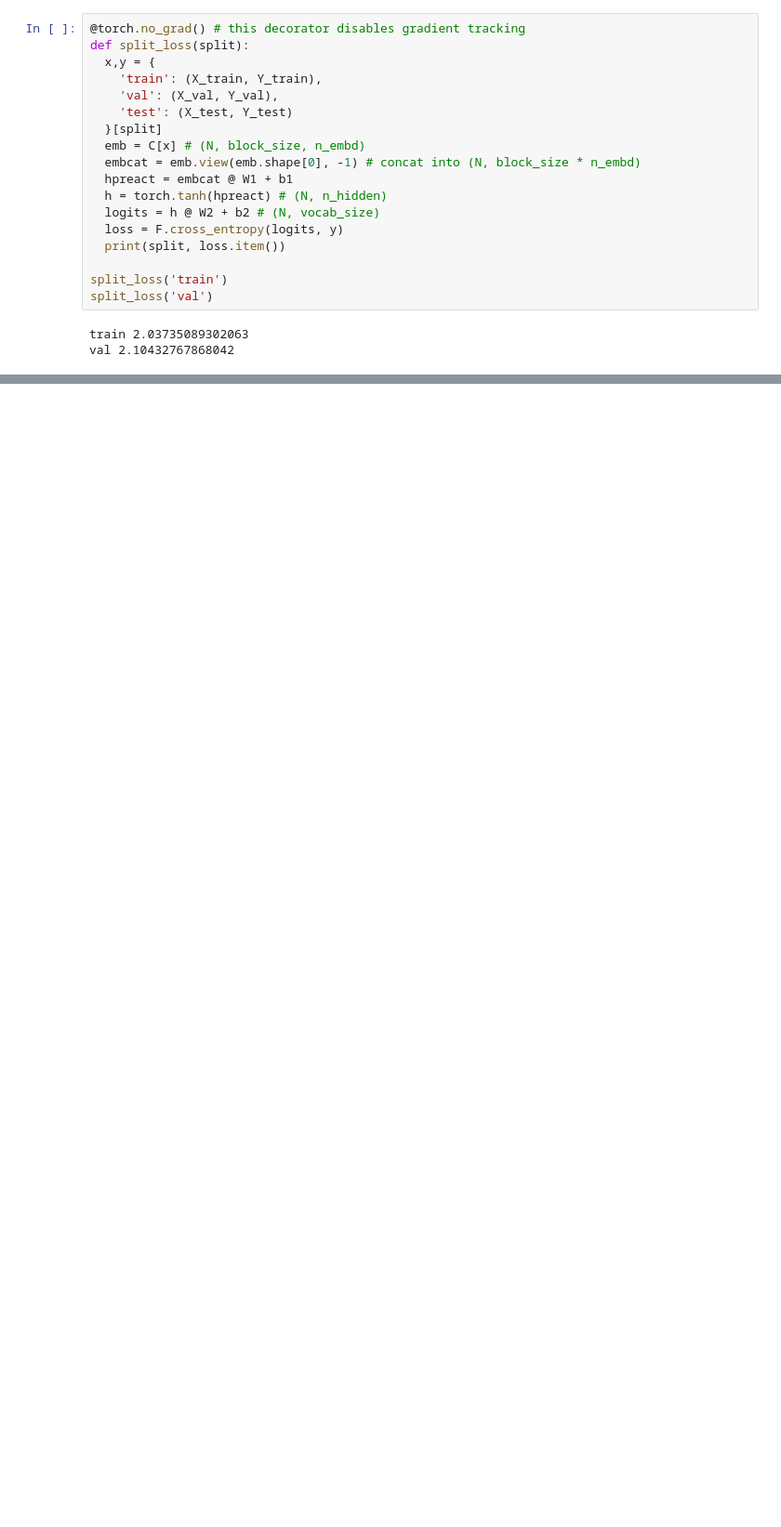
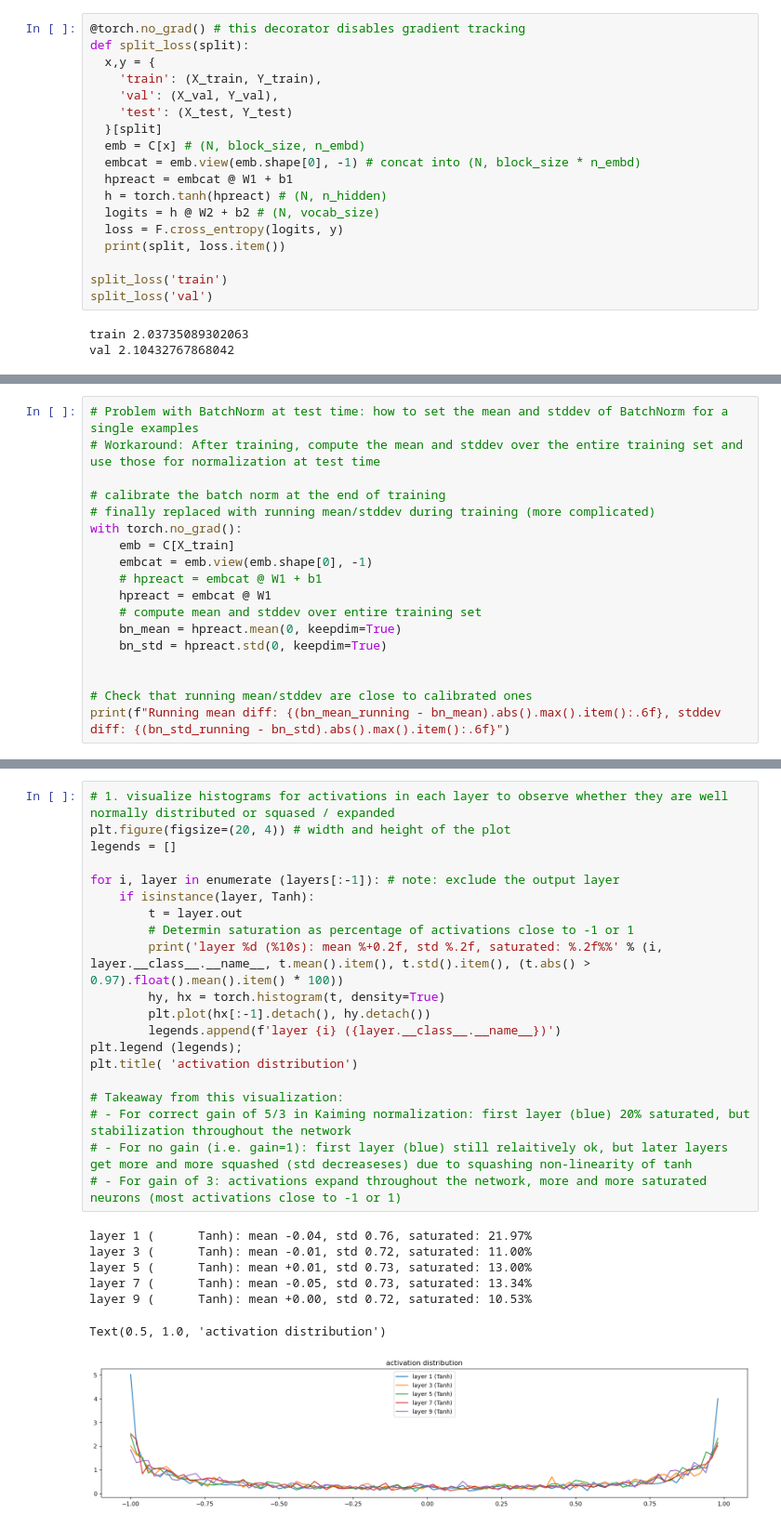
Before and after one commit to stefanhgm/makemore, a Jupyter notebook: makemore_part3_mlp2.ipynb, the cells around one changed output, grey strips where cells are left out. Shown at 93% size. Drawn from its saved outputs; the diff is of its cells as text; blank space fills up the shorter version.

```diff
--- a/makemore_part3_mlp2.ipynb
+++ b/makemore_part3_mlp2.ipynb
@@ -267,0 +444,18 @@ val 2.10432767868042
+# %%
+# Problem with BatchNorm at test time: how to set the mean and stddev of BatchNorm for a single examples
+# Workaround: After training, compute the mean and stddev over the entire training set and use those for normalization at test time
+
+# calibrate the batch norm at the end of training
+# finally replaced with running mean/stddev during training (more complicated)
+with torch.no_grad():
+    emb = C[X_train]
+    embcat = emb.view(emb.shape[0], -1)
+    # hpreact = embcat @ W1 + b1
+    hpreact = embcat @ W1
+    # compute mean and stddev over entire training set
+    bn_mean = hpreact.mean(0, keepdim=True)
+    bn_std = hpreact.std(0, keepdim=True)
+
+
+# Check that running mean/stddev are close to calibrated ones
+print(f"Running mean diff: {(bn_mean_running - bn_mean).abs().max().item():.6f}, stddev diff: {(bn_std_running - bn_std).abs().max().item():.6f}")
@@ -307,0 +689,28 @@ emmedo.
+# %%
+# 1. visualize histograms for activations in each layer to observe whether they are well normally distributed or squased / expanded
+plt.figure(figsize=(20, 4)) # width and height of the plot
+legends = []
+
+for i, layer in enumerate (layers[:-1]): # note: exclude the output layer
+    if isinstance(layer, Tanh):
+        t = layer.out
+        # Determin saturation as percentage of activations close to -1 or 1
+        print('layer %d (%10s): mean %+0.2f, std %.2f, saturated: %.2f%%' % (i, layer.__class__.__name__, t.mean().item(), t.std().item(), (t.abs() > 0.97).float().mean().item() * 100))
+        hy, hx = torch.histogram(t, density=True)
+        plt.plot(hx[:-1].detach(), hy.detach())
+        legends.append(f'layer {i} ({layer.__class__.__name__})')
+plt.legend (legends);
+plt.title( 'activation distribution')
+
+# Takeaway from this visualization:
+# - For correct gain of 5/3 in Kaiming normalization: first layer (blue) 20% saturated, but stabilization throughout the network
+# - For no gain (i.e. gain=1): first layer (blue) still relaitively ok, but later layers get more and more squashed (std decreaseses) due to squashing non-linearity of tanh
+# - For gain of 3: activations expand throughout the network, more and more saturated neurons (most activations close to -1 or 1)
+# %% [output]
+layer 1 (      Tanh): mean -0.04, std 0.76, saturated: 21.97%
+layer 3 (      Tanh): mean -0.01, std 0.72, saturated: 11.00%
+layer 5 (      Tanh): mean +0.01, std 0.73, saturated: 13.00%
+layer 7 (      Tanh): mean -0.05, std 0.73, saturated: 13.34%
+layer 9 (      Tanh): mean +0.00, std 0.72, saturated: 10.53%
+Text(0.5, 1.0, 'activation distribution')
+[figure, added]
```
Also changed, not shown: parts of 22 cells of this notebook.
